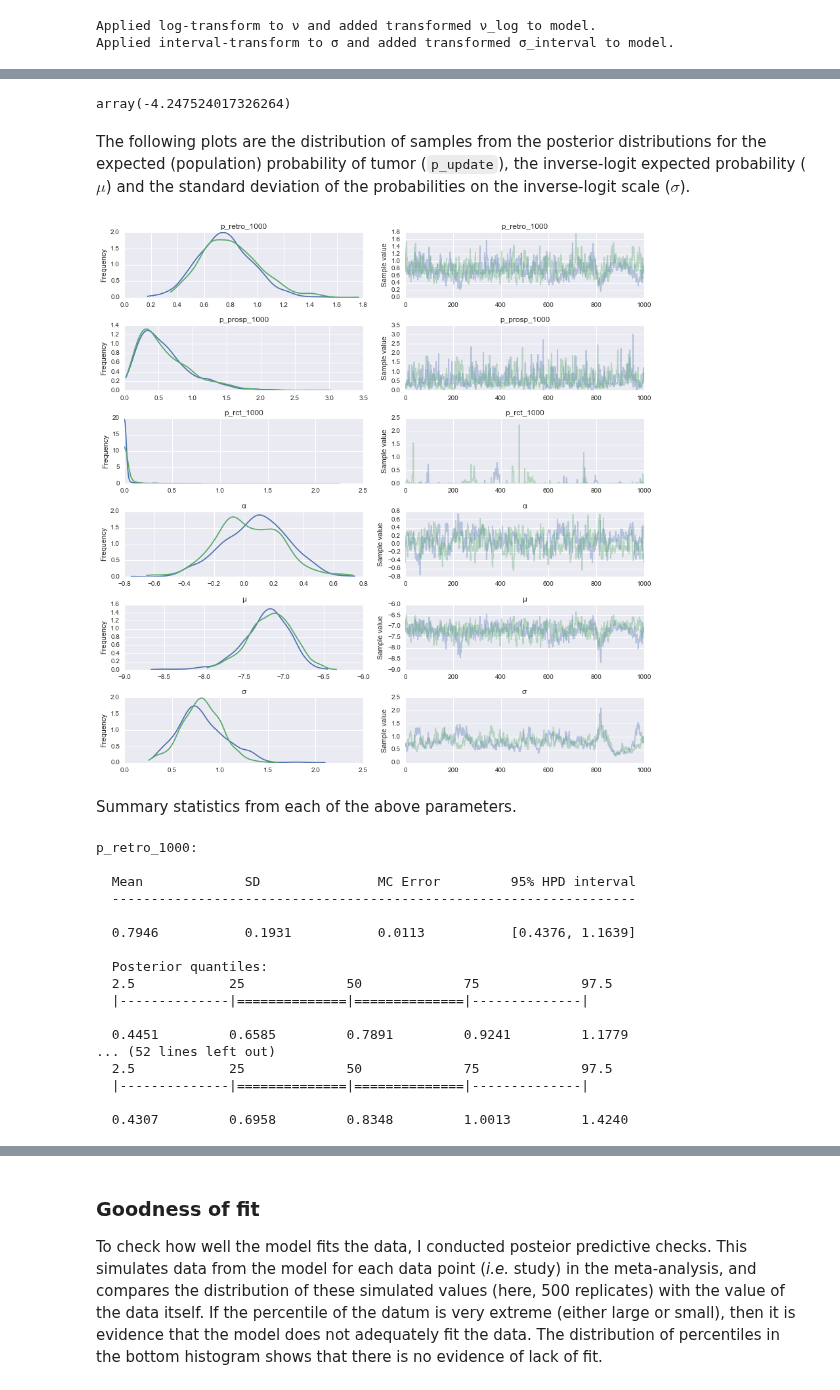
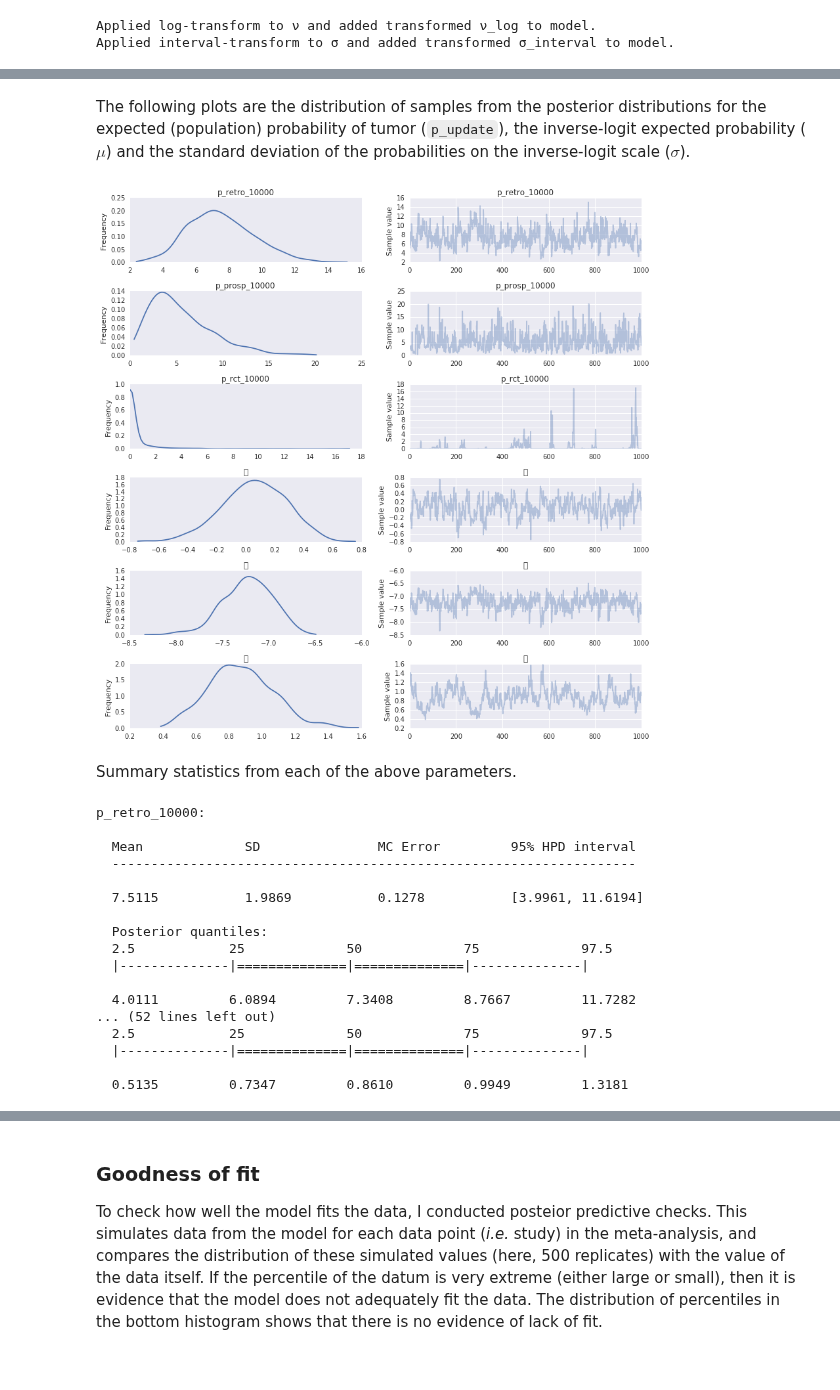
Before and after one commit to VanderbiltPopHealthSci/uterine_fibroids_MA, a Jupyter notebook: Key Question 3 Meta-analysis.ipynb, the cells around one changed output, grey strips where cells are left out. Drawn from its saved outputs; the diff is of its cells as text; code cells hidden in the pictures.

```diff
--- a/Key Question 3 Meta-analysis.ipynb
+++ b/Key Question 3 Meta-analysis.ipynb
@@ -126,16 +128,16 @@ with pm.Model() as pritts_update:
     θ = pm.Normal('θ', μ, sd=σ, shape=k)
     # Design effects
     β = pm.Normal('β', 0, sd=10, shape=2, testval=np.zeros(2))
-    # Polynomial age effect with Lasso
+    # Age effect
     α = pm.Normal('α', 0, sd=10, testval=0)
 
     # Study-specific probabilities
     π = pm.Deterministic('π', invlogit(θ + tt.dot(X,β) + α*age_max))
 
     # Expected probabilities by design
-    p_retro_1000 = pm.Deterministic('p_retro_1000', invlogit(μ)*1000)
-    p_prosp_1000 = pm.Deterministic('p_prosp_1000', invlogit(μ + β[0])*1000)
-    p_rct_1000 = pm.Deterministic('p_rct_1000', invlogit(μ + β[1])*1000)
+    p_retro_10000 = pm.Deterministic('p_retro_10000', invlogit(μ)*10000)
+    p_prosp_10000 = pm.Deterministic('p_prosp_10000', invlogit(μ + β[0])*10000)
+    p_rct_10000 = pm.Deterministic('p_rct_10000', invlogit(μ + β[1])*10000)
 
     obs = pm.Binomial('obs', n=n, p=π, observed=tumors)
 # %% [output]
@@ -143,6 +145,5 @@ Applied log-transform to ν and added transformed ν_log to model.
 Applied interval-transform to σ and added transformed σ_interval to model.
 # %%
 with pritts_update:
-    step = pm.NUTS()
-    trace = pm.sample(2000, step=step, njobs=2, random_seed=[20140425, 19700903])
+    trace = pm.sample(2000, random_seed=rseeds[0])#, random_seed=[20140425, 19700903])
 # %% [output]
@@ -248,35 +201,32 @@ plt.plot(gp_fit[2])
-# %%
-gp_fit[0]['μ']
-# %% [output]
-array(-4.247524017326264)
 # %% [markdown]
 The following plots are the distribution of samples from the posterior distributions for the expected (population) probability of tumor (`p_update`), the inverse-logit expected probability ($\mu$) and the standard deviation of the probabilities on the inverse-logit scale ($\sigma$).
 # %%
-pm.traceplot(trace[1000:], varnames=['p_retro_1000', 'p_prosp_1000', 'p_rct_1000', 'α', 'μ', 'σ']);
+pm.traceplot(trace[1000:], varnames=['p_retro_10000', 'p_prosp_10000', 'p_rct_10000',
+                                     'α', 'μ', 'σ']);
 # %% [output]
-[figure, old version]
+[figure, new version]
 # %% [markdown]
 Summary statistics from each of the above parameters.
 # %%
-pm.summary(trace[1000:], varnames=['p_retro_1000', 'p_prosp_1000', 'p_rct_1000', 'μ', 'σ'], roundto=4)
+pm.summary(trace[1000:], varnames=['p_retro_10000', 'p_prosp_10000', 'p_rct_10000', 'μ', 'σ'], roundto=4)
 # %% [output]
-p_retro_1000:
+p_retro_10000:
 
   Mean             SD               MC Error         95% HPD interval
   -------------------------------------------------------------------
 
-  0.7946           0.1931           0.0113           [0.4376, 1.1639]
+  7.5115           1.9869           0.1278           [3.9961, 11.6194]
 
   Posterior quantiles:
   2.5            25             50             75             97.5
   |--------------|==============|==============|--------------|
 
-  0.4451         0.6585         0.7891         0.9241         1.1779
+  4.0111         6.0894         7.3408         8.7667         11.7282
 ... (52 lines left out)
   2.5            25             50             75             97.5
   |--------------|==============|==============|--------------|
 
-  0.4307         0.6958         0.8348         1.0013         1.4240
+  0.5135         0.7347         0.8610         0.9949         1.3181
 # %% [markdown]
 By comparison, estimates from Pritts' supplement:
 
```
Also changed, not shown: parts of 15 cells of this notebook, 3 other files.
